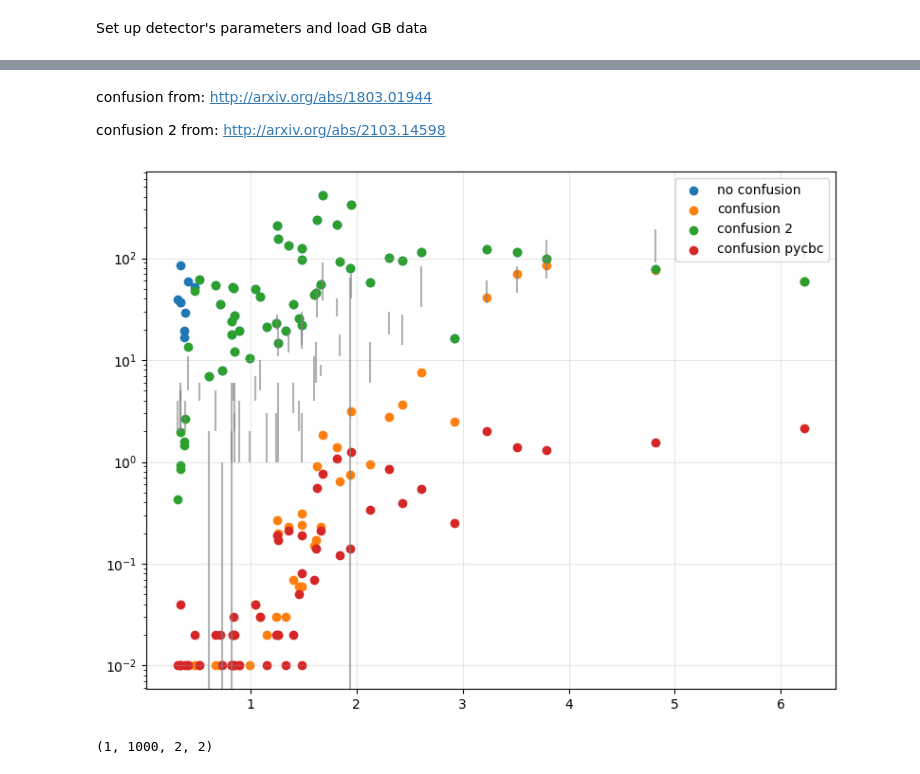
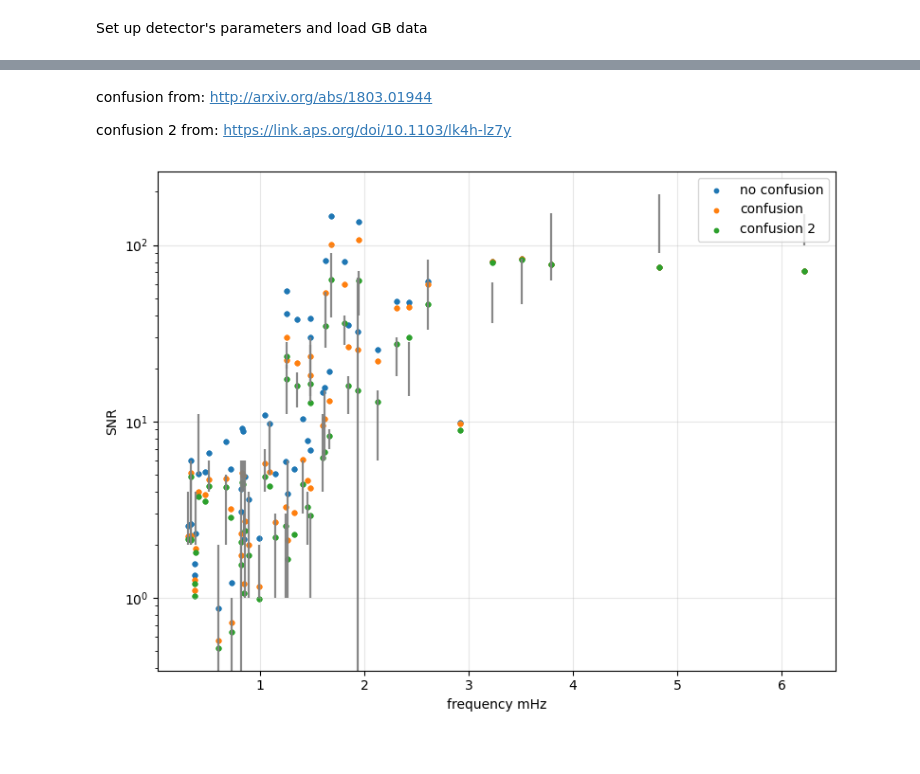
Before and after one commit to aacravi/snr-calculation, a Jupyter notebook: run-snr-script.ipynb, the cells around one changed output, grey strips where cells are left out. Cells and saved outputs as stored; diff of their text form; code cells hidden in the pictures.

```diff
--- a/run-snr-script.ipynb
+++ b/run-snr-script.ipynb
@@ -15,6 +15,7 @@ detector_params = {
     'T_obs' : 4*365*24*3600,
     'N' : 2**10,
     'delta_t' : 5,
+    'tdi': 1.5
 }
 
 
@@ -109,7 +127,7 @@ snr_df = pd.DataFrame(snr_list)
 # %% [markdown]
 confusion from: http://arxiv.org/abs/1803.01944
 
-confusion 2 from: http://arxiv.org/abs/2103.14598
+confusion 2 from: https://link.aps.org/doi/10.1103/lk4h-lz7y
 # %%
 freqs = [d["Frequency"] for d in snr_list]
 snr1 = [d["SNR"] for d in snr_list]
@@ -119,64 +137,49 @@ snr4 = [d["SNR"] for d in snr_list_pycbc]
 
 
 
 for d in snr_list:
     d["SNR predicted"] = parse_snr_range(d["SNR predicted"])
 
 
 # Create figure
 plt.figure(figsize=(8, 6))
 
 # Plot SNR vs frequency for both lists
-plt.scatter(freqs, snr1,  label='no confusion')
-plt.scatter(freqs, snr2,  label='confusion')
-plt.scatter(freqs, snr3, label='confusion 2')
-plt.scatter(freqs, snr4, label='confusion pycbc')
+plt.scatter(freqs, snr1, s=10, label='no confusion')
+plt.scatter(freqs, snr2, s=10,  label='confusion')
+plt.scatter(freqs, snr3, s=10, label='confusion 2')
+#plt.scatter(freqs, snr4, s=10, label='confusion pycbc')
 for d in snr_list:
     f = d["Frequency"]
     smin, smax = d["SNR predicted"]
     if None not in (smin, smax):
         plt.vlines(
             f, smin, smax,
             color='gray',
             alpha=0.6,
             linewidth=1.5,
             zorder=2
         )
 
-
+plt.xlabel('frequency mHz')
+plt.ylabel('SNR')
 plt.yscale('log')
 plt.legend()
 plt.grid(True, alpha=0.3)
 
 plt.tight_layout()
 plt.show()
 # %% [output]
-[figure, old version]
+[figure, new version]
 # %%
 from pycbc.psd.analytical_space import semi_analytical_psd_lisa_confusion_noise
 from pycbc.psd.analytical_space import analytical_psd_lisa_tdi_AE
 from library.lisa_psd import S_gal, S_gal2
 from pycbc.psd.analytical_space import analytical_psd_lisa_tdi_AE_confusion
-import segwo
-import lisaorbits
-from lisaconstants import c  # type: ignore
-from pytdi.core import LISATDICombination
-from pytdi.michelson import X2_ETA, Y2_ETA, Z2_ETA
 
-# Create a static constellation with constant and equal arm lengths
-orbits = lisaorbits.StaticConstellation.from_armlengths(2.5e9, 2.5e9, 2.5e9)
-
-# Compute the positions of the spacecraft and the light travel times at t=0.0
-ltts = orbits.compute_ltt(t=[0.0])
-positions = orbits.compute_position(t=[0.0])
-
-
+L = detector_params['L']
 fmin = 1e-5
 fmax = 0.1
-df = 1e-4
-fra = np.logspace(-5, 0, 1000)
-strain_cov = np.sqrt(S_gal(fra))[:, None, None] * np.eye(2) / np.sqrt(2)
-strain_cov = strain_cov[None, :, :, :]   # add time dimension
-strain_cov.shape
+df = 1e-5
+#fra = np.logspace(-5, 0, 1000)
+fra = np.arange(fmin, fmax, df)
-# %% [output]
-(1, 1000, 2, 2)
```
Also changed, not shown: parts of 4 cells of this notebook, 1 other file.
